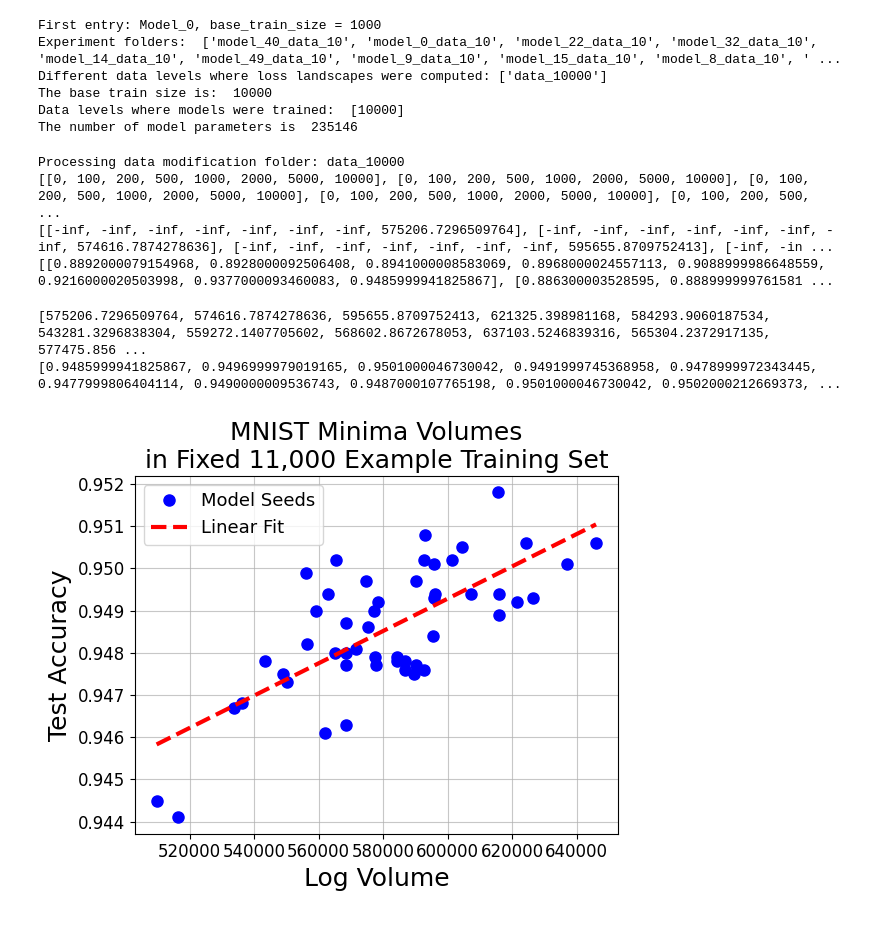
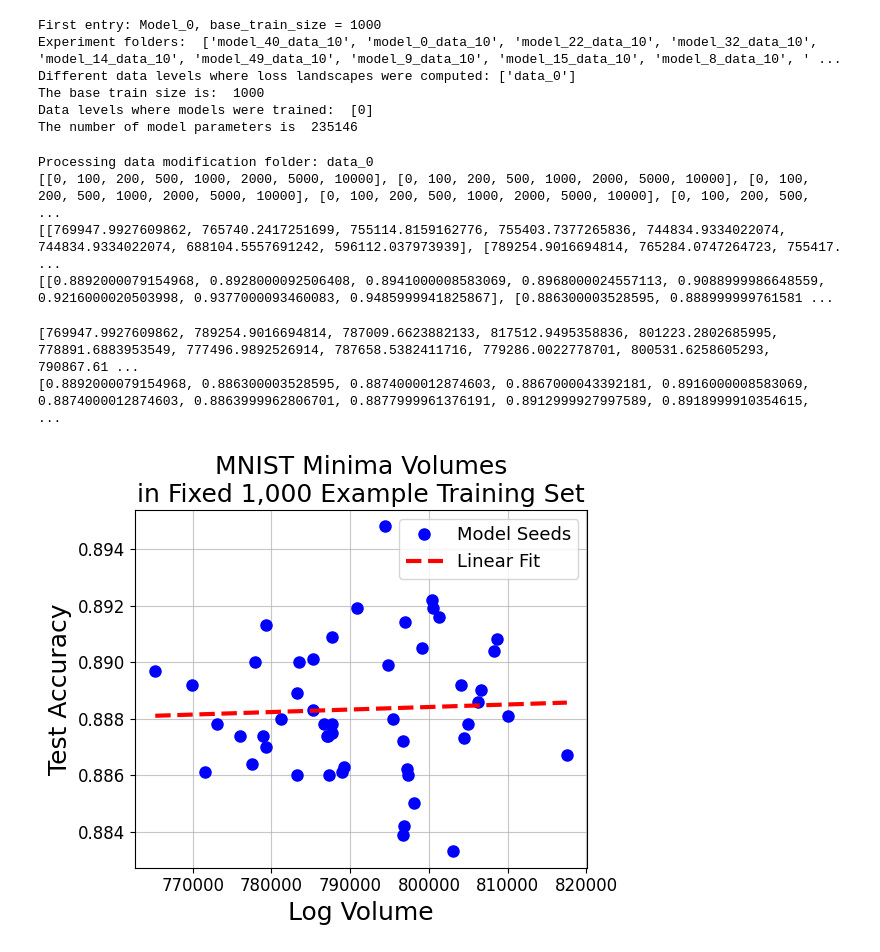
Before and after one commit to rfangit/minima-volume-project, a Jupyter notebook: MNIST/example - fixed growing data/analyze_bryce_experiments_data_scatter.ipynb, the cells around one changed output. Cells and saved outputs as stored; diff of their text form; code cells hidden in the pictures.

```diff
--- a/MNIST/example - fixed growing data/analyze_bryce_experiments_data_scatter.ipynb
+++ b/MNIST/example - fixed growing data/analyze_bryce_experiments_data_scatter.ipynb
@@ -28,12 +28,12 @@ os.makedirs(base_output_dir, exist_ok=True)
 
 # Data for the loss landscape levels
 experiment_folders, data_modifications = grab_folder_names()
-data_modifications = ['data_10000']
+data_modifications = ['data_0']#['data_10000']
 
 base_train_size = load_base_train_size(experiment_folders[0])
-base_train_size = 10000
+base_train_size = 1000#10000
 model_data_sizes = list_additional_data(experiment_folders[0])
-model_data_sizes = [10000]
+model_data_sizes = [0]#[10000]
 num_params = load_param_num(experiment_folders[0], data_modifications[0], loss_value = loss_value)
 
 base_shift = 0
@@ -48,9 +48,9 @@ print("The number of model parameters is ", num_params)
 # %% [output]
 First entry: Model_0, base_train_size = 1000
 Experiment folders:  ['model_40_data_10', 'model_0_data_10', 'model_22_data_10', 'model_32_data_10', 'model_14_data_10', 'model_49_data_10', 'model_9_data_10', 'model_15_data_10', 'model_8_data_10', ' ...
-Different data levels where loss landscapes were computed: ['data_10000']
-The base train size is:  10000
-Data levels where models were trained:  [10000]
+Different data levels where loss landscapes were computed: ['data_0']
+The base train size is:  1000
+Data levels where models were trained:  [0]
 The number of model parameters is  235146
 # %%
 # Preparation for the specific plots
@@ -80,39 +80,39 @@ for data_modification in data_modifications:
     print(all_log_rn)
     print(all_test_acc)
 # %% [output]
-Processing data modification folder: data_10000
+Processing data modification folder: data_0
 [[0, 100, 200, 500, 1000, 2000, 5000, 10000], [0, 100, 200, 500, 1000, 2000, 5000, 10000], [0, 100, 200, 500, 1000, 2000, 5000, 10000], [0, 100, 200, 500, 1000, 2000, 5000, 10000], [0, 100, 200, 500,  ...
-[[-inf, -inf, -inf, -inf, -inf, -inf, -inf, 575206.7296509764], [-inf, -inf, -inf, -inf, -inf, -inf, -inf, 574616.7874278636], [-inf, -inf, -inf, -inf, -inf, -inf, -inf, 595655.8709752413], [-inf, -in ...
+[[769947.9927609862, 765740.2417251699, 755114.8159162776, 755403.7377265836, 744834.9334022074, 744834.9334022074, 688104.5557691242, 596112.037973939], [789254.9016694814, 765284.0747264723, 755417. ...
 [[0.8892000079154968, 0.8928000092506408, 0.8941000008583069, 0.8968000024557113, 0.9088999986648559, 0.9216000020503998, 0.9377000093460083, 0.9485999941825867], [0.886300003528595, 0.888999999761581 ...
 # %%
-all_log_rn_list = [sublist[-1] for sublist in all_log_rn]#[val for sublist in all_log_rn for val in sublist]
-all_test_acc_list = [sublist[-1] for sublist in all_test_acc]#[val for sublist in all_test_acc for val in sublist]
+all_log_rn_list = [sublist[0] for sublist in all_log_rn] # match index with list of all_mdl
+all_test_acc_list = [sublist[0] for sublist in all_test_acc]
 
 print(all_log_rn_list)
 print(all_test_acc_list)
 # %% [output]
-[575206.7296509764, 574616.7874278636, 595655.8709752413, 621325.398981168, 584293.9060187534, 543281.3296838304, 559272.1407705602, 568602.8672678053, 637103.5246839316, 565304.2372917135, 577475.856 ...
-[0.9485999941825867, 0.9496999979019165, 0.9501000046730042, 0.9491999745368958, 0.9478999972343445, 0.9477999806404114, 0.9490000009536743, 0.9487000107765198, 0.9501000046730042, 0.9502000212669373, ...
+[769947.9927609862, 789254.9016694814, 787009.6623882133, 817512.9495358836, 801223.2802685995, 778891.6883953549, 777496.9892526914, 787658.5382411716, 779286.0022778701, 800531.6258605293, 790867.61 ...
+[0.8892000079154968, 0.886300003528595, 0.8874000012874603, 0.8867000043392181, 0.8916000008583069, 0.8874000012874603, 0.8863999962806701, 0.8877999961376191, 0.8912999927997589, 0.8918999910354615,  ...
 # %%
 from minima_volume.volume_funcs import plot_pair_metrics
 
 
 plot_pair_metrics(
     # metric1_values=all_test_loss_list,
     metric1_values=all_log_rn_list,
     metric2_values=all_test_acc_list,
     # metric2_values=all_log_rn_list,
     # xlabel="Test Loss",
     xlabel="Log Volume",
     ylabel="Test Accuracy",
     # ylabel="Log Volume",
-    title="MNIST Minima Volumes\nin Fixed 11,000 Example Training Set",
+    title="MNIST Minima Volumes\nin Fixed 1,000 Example Training Set",
     display=True,
     connect_dots=False,
     label='Model Seeds',
     show_best_fit=True,
     xlabel_size=18, ylabel_size=18, title_size=18, legend_size = 13,
     alpha=0.7
 )
 # %% [output]
-[figure, old version]
+[figure, new version]
```
Also changed, not shown: 2 other files.
